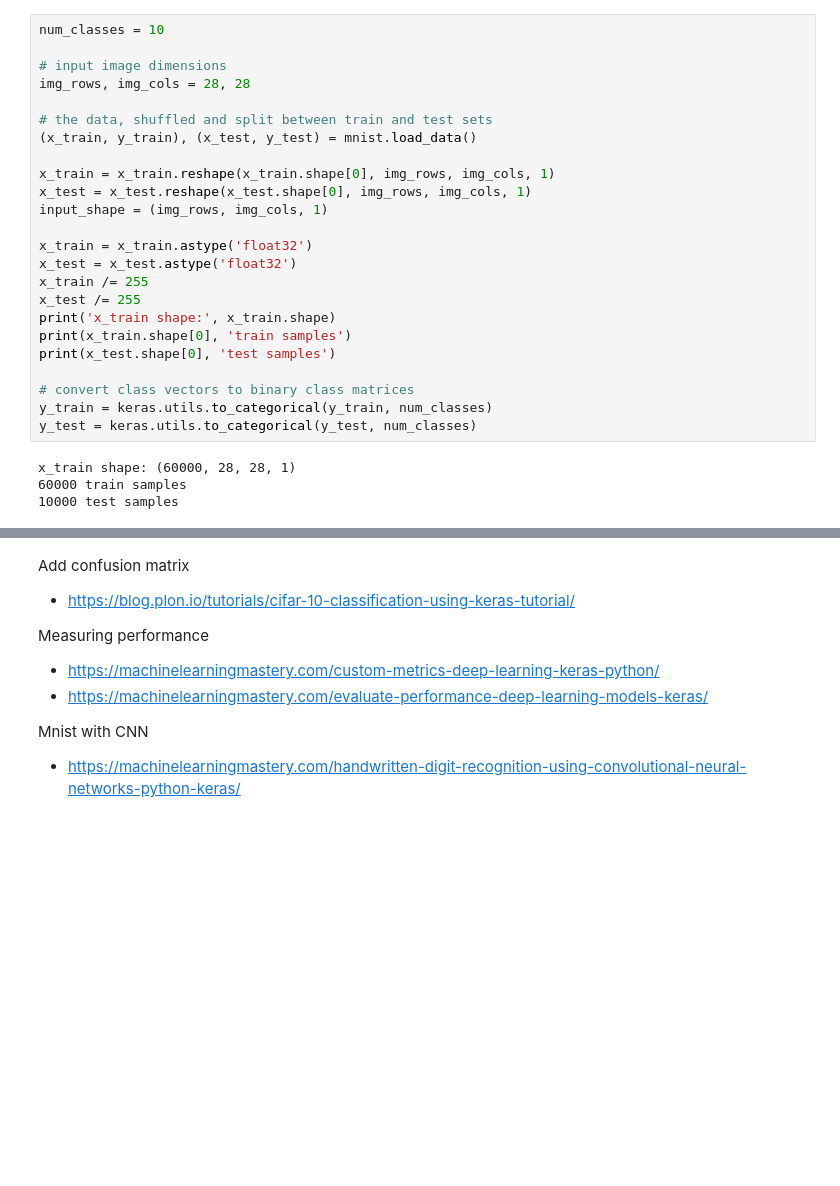
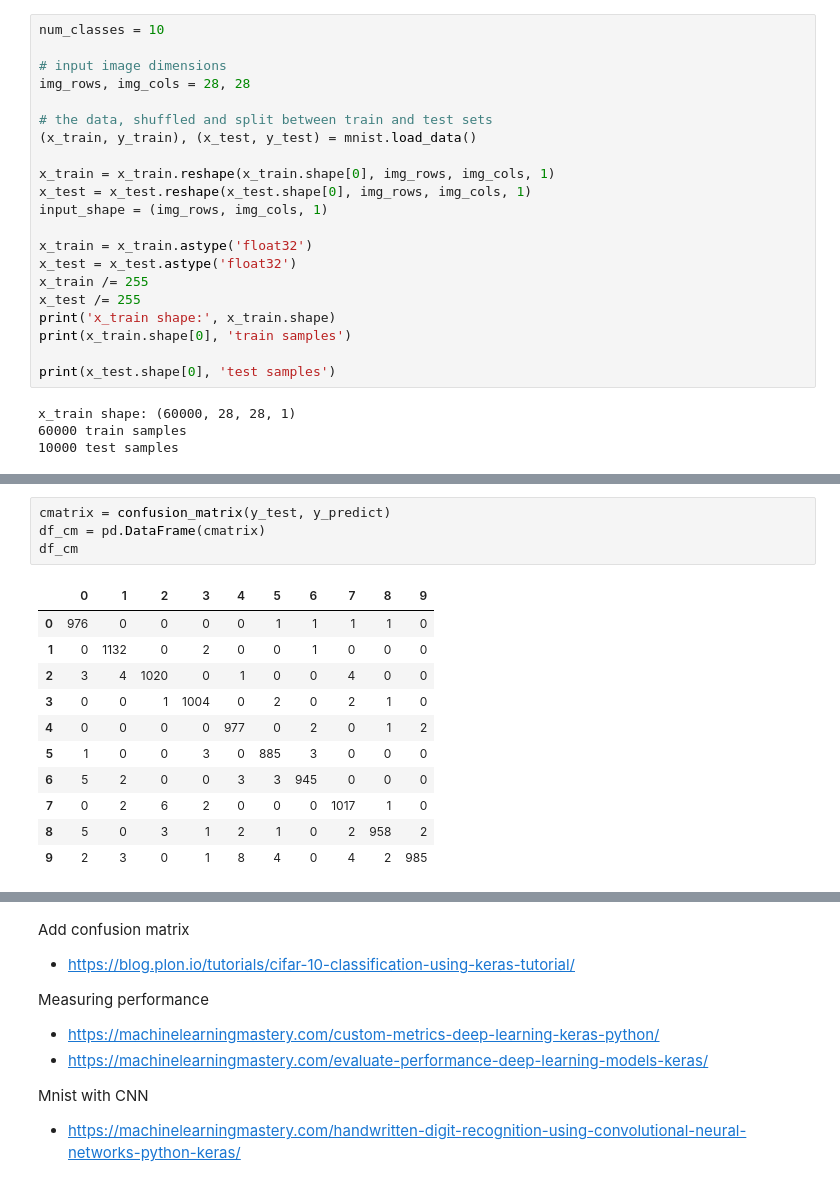
Before and after one commit to gavinln/keras-on-aws, a Jupyter notebook: code/notebooks/keras/03-Convolution_network_mnist.ipynb, the cells around one changed output, grey strips where cells are left out. Drawn from its saved outputs; the diff is of its cells as text; blank space fills up the shorter version.

```diff
--- a/code/notebooks/keras/03-Convolution_network_mnist.ipynb
+++ b/code/notebooks/keras/03-Convolution_network_mnist.ipynb
@@ -30,11 +63,8 @@ x_train /= 255
 x_test /= 255
 print('x_train shape:', x_train.shape)
 print(x_train.shape[0], 'train samples')
+
 print(x_test.shape[0], 'test samples')
-
-# convert class vectors to binary class matrices
-y_train = keras.utils.to_categorical(y_train, num_classes)
-y_test = keras.utils.to_categorical(y_test, num_classes)
 # %% [output]
 x_train shape: (60000, 28, 28, 1)
 60000 train samples
@@ -72,0 +139,16 @@ Epoch 1/2
+# %%
+cmatrix = confusion_matrix(y_test, y_predict)
+df_cm = pd.DataFrame(cmatrix)
+df_cm
+# %% [output]
+|  | 0 | 1 | 2 | 3 | 4 | 5 | 6 | 7 | 8 | 9 |
+| 0 | 976 | 0 | 0 | 0 | 0 | 1 | 1 | 1 | 1 | 0 |
+| 1 | 0 | 1132 | 0 | 2 | 0 | 0 | 1 | 0 | 0 | 0 |
+| 2 | 3 | 4 | 1020 | 0 | 1 | 0 | 0 | 4 | 0 | 0 |
+| 3 | 0 | 0 | 1 | 1004 | 0 | 2 | 0 | 2 | 1 | 0 |
+| 4 | 0 | 0 | 0 | 0 | 977 | 0 | 2 | 0 | 1 | 2 |
+| 5 | 1 | 0 | 0 | 3 | 0 | 885 | 3 | 0 | 0 | 0 |
+| 6 | 5 | 2 | 0 | 0 | 3 | 3 | 945 | 0 | 0 | 0 |
+| 7 | 0 | 2 | 6 | 2 | 0 | 0 | 0 | 1017 | 1 | 0 |
+| 8 | 5 | 0 | 3 | 1 | 2 | 1 | 0 | 2 | 958 | 2 |
+| 9 | 2 | 3 | 0 | 1 | 8 | 4 | 0 | 4 | 2 | 985 |
```
Also changed, not shown: parts of 9 cells of this notebook, 4 other files.
